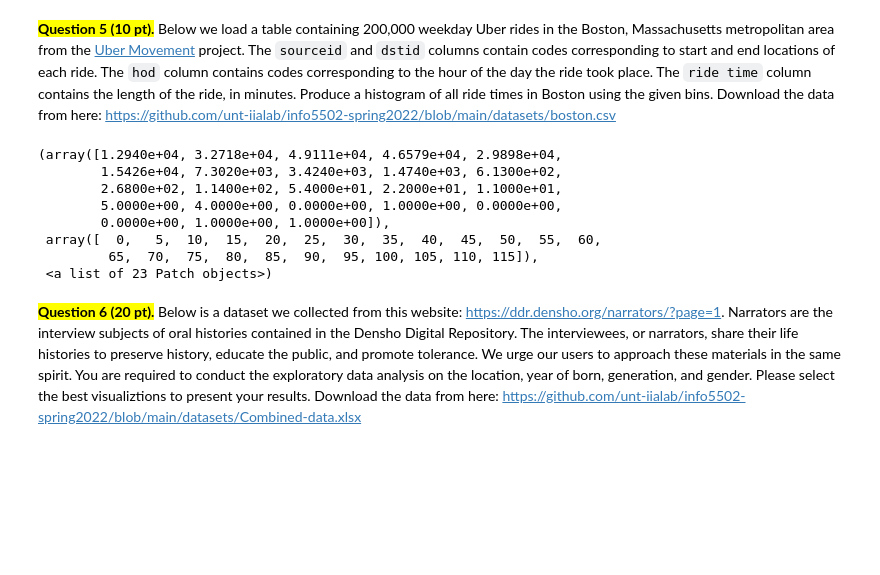
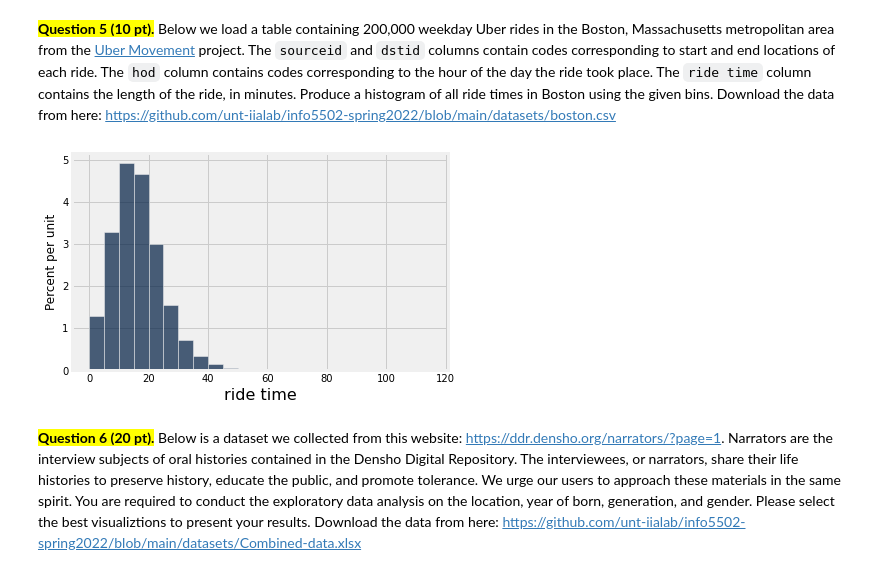
Before and after one commit to Shanmukh451/shanmukhanadh_INFO5502_sPRING2022, a Jupyter notebook: INFO_5502_Mid_term_Exam_Spring2022.ipynb, the cells around one changed output. Saved outputs shown, nothing was run; the diff lists cells and outputs as text; code cells hidden in the pictures; blank space fills up the shorter version.

```diff
--- a/INFO_5502_Mid_term_Exam_Spring2022.ipynb
+++ b/INFO_5502_Mid_term_Exam_Spring2022.ipynb
@@ -74,21 +74,17 @@ fruits
 # %% [markdown]
 <span style='background:yellow'>**Question 5 (10 pt).**</span> Below we load a table containing 200,000 weekday Uber rides in the Boston, Massachusetts metropolitan area from the [Uber Movement](https://movement.uber.com) project. The `sourceid` and `dstid` columns contain codes corresponding to start and end locations of each ride. The `hod` column contains codes corresponding to the hour of the day the ride took place. The `ride time` column contains the length of the ride, in minutes. Produce a histogram of all ride times in Boston using the given bins. Download the data from here: https://github.com/unt-iialab/info5502-spring2022/blob/main/datasets/boston.csv
 # %%
+from numpy.lib.histograms import histogram
 #### You code here
 import matplotlib.pyplot as plt
 import pandas as pd
+plots.style.use('fivethirtyeight')
+get_ipython().run_line_magic('matplotlib', 'inline')
+
+B=Table.read_table("/content/drive/MyDrive/boston.csv")
 eq=np.arange(0,120,5)
-B=Table.read_table("/content/drive/MyDrive/boston.csv")
-
-plt.hist(B.column('ride time'),eq)
+B.hist("ride time",bins=eq)
 # %% [output]
-(array([1.2940e+04, 3.2718e+04, 4.9111e+04, 4.6579e+04, 2.9898e+04,
-        1.5426e+04, 7.3020e+03, 3.4240e+03, 1.4740e+03, 6.1300e+02,
-        2.6800e+02, 1.1400e+02, 5.4000e+01, 2.2000e+01, 1.1000e+01,
-        5.0000e+00, 4.0000e+00, 0.0000e+00, 1.0000e+00, 0.0000e+00,
-        0.0000e+00, 1.0000e+00, 1.0000e+00]),
- array([  0,   5,  10,  15,  20,  25,  30,  35,  40,  45,  50,  55,  60,
-         65,  70,  75,  80,  85,  90,  95, 100, 105, 110, 115]),
- <a list of 23 Patch objects>)
+[figure, added]
 # %% [markdown]
 <span style='background:yellow'>**Question 6 (20 pt).**</span> Below is a dataset we collected from this website: https://ddr.densho.org/narrators/?page=1. Narrators are the interview subjects of oral histories contained in the Densho Digital Repository. The interviewees, or narrators, share their life histories to preserve history, educate the public, and promote tolerance. We urge our users to approach these materials in the same spirit. You are required to conduct the exploratory data analysis on the location, year of born, generation, and gender. Please select the best visualiztions to present your results. Download the data from here: https://github.com/unt-iialab/info5502-spring2022/blob/main/datasets/Combined-data.xlsx
```
Also changed, not shown: parts of 4 cells of this notebook.
